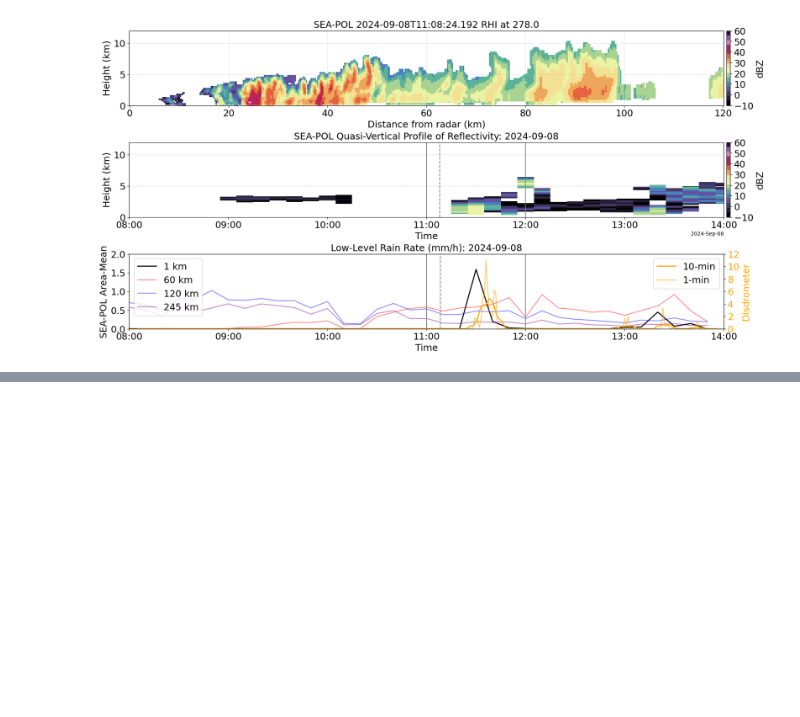
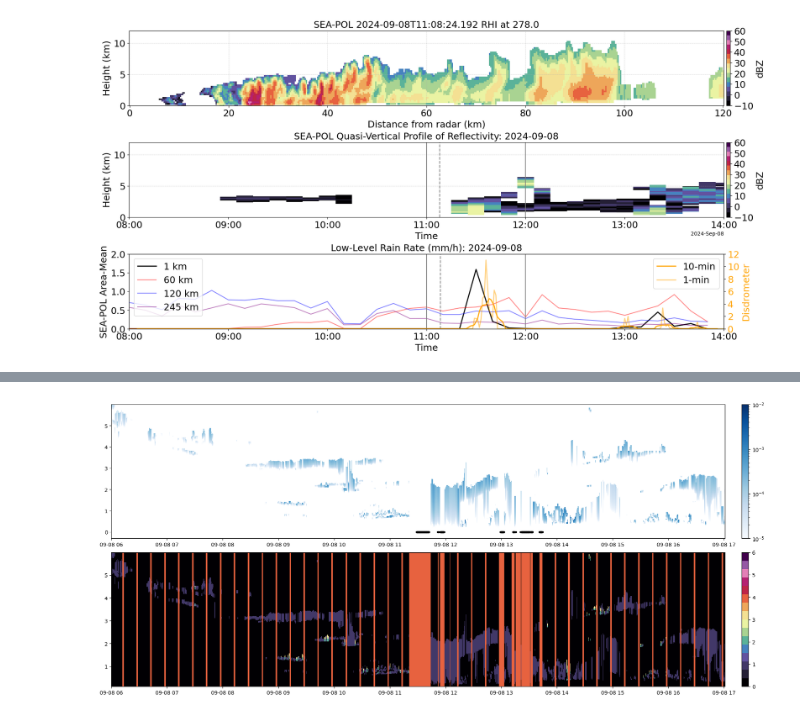
Before and after one commit to allison-wing/PICCOLO, a Jupyter notebook: plot_seapol_case.ipynb, the cells around one changed output, grey strips where cells are left out. Cells and saved outputs as stored; diff of their text form; code cells hidden in the pictures; blank space fills up the shorter version.

Commit message:
testing cloudnet lwc smoothing

```diff
--- a/plot_seapol_case.ipynb
+++ b/plot_seapol_case.ipynb
@@ -378,0 +381,4 @@ ax2.legend(loc='upper right', fontsize=18)
+# %%
+#cloudnet
+cloudnet = xr.open_dataset("ipns://latest.orcestra-campaign.org/products/METEOR/cloudnet.zarr", engine="zarr")
+cloudnet
@@ -378,0 +403,55 @@ ax2.legend(loc='upper right', fontsize=18)
+# %%
+# plot cloudnet lwc
+fig, axs = plt.subplots(2,1, figsize=(18, 8),layout="constrained")
+
+lwc = cloudnet.lwc.sel(time=slice('2024-09-08 06:00', '2024-09-08 17:00'),height=slice(0,6000))
+lwc_status = cloudnet.lwc_retrieval_status.sel(time=slice('2024-09-08 06:00', '2024-09-08 17:00'),height=slice(0,6000))
+rain_flag = cloudnet.rain_detected.sel(time=slice('2024-09-08 06:00', '2024-09-08 17:00'))
+
+rain_cmap=plt.get_cmap('Blues').copy()
+rain_cmap.set_under(color='white') #set values below vmin to white
+
+
+#interpolate over regular missing data (3 time steps of NaN in a row)
+
+def interpolate_short_nan_runs(arr, max_nan_run=3):
+    arr = arr.copy()
+    isnan = np.isnan(arr)
+    # Find runs of NaNs
+    idx = np.arange(arr.size)
+    nan_runs = []
+    run_start = None
+    for i, val in enumerate(isnan):
+        if val and run_start is None:
+            run_start = i
+        elif not val and run_start is not None:
+            if i - run_start <= max_nan_run:
+                nan_runs.append((run_start, i))
+            run_start = None
+    if run_start is not None and arr.size - run_start <= max_nan_run:
+        nan_runs.append((run_start, arr.size))
+    # Interpolate over short runs
+    for start, end in nan_runs:
+        arr[start:end] = np.interp(idx[start:end], idx[~isnan], arr[~isnan])
+    return arr
+
+# Apply to each height level (axis=0)
+lwc_interp = np.apply_along_axis(interpolate_short_nan_runs, 0, lwc.values, max_nan_run=3)
+lwc = xr.DataArray(lwc_interp, coords=lwc.coords, dims=lwc.dims)
+
+#
+
+cax0=axs[0].pcolormesh(lwc.time, lwc.height/1000, lwc.transpose(), cmap=rain_cmap, norm=colors.LogNorm(vmin=0.00001,vmax=0.01),shading='auto')
+cax1=axs[1].pcolormesh(lwc.time, lwc.height/1000, lwc_status.transpose(), cmap=discrete_mask_cmap, vmin=0, vmax=6, shading='auto')
+
+# Add black dots for rain attenuation flag == 1
+rain_flag_mask = (rain_flag.transpose() == 1)
+#make array of zeros length of rain_flag_mask
+zeros_array = np.zeros(rain_flag_mask.shape)
+axs[0].scatter(lwc.time.values[rain_flag_mask],zeros_array[rain_flag_mask],color='black', s=10, marker='s',label='Rain Detected')
+
+#add colorbars
+cbar = fig.colorbar(cax0, ax=axs[0], orientation='vertical',pad=0.01)
+cbar = fig.colorbar(cax1, ax=axs[1], orientation='vertical',pad=0.01)
+# %% [output]
+[figure, added]
```
Also changed, not shown: parts of 2 cells of this notebook.
